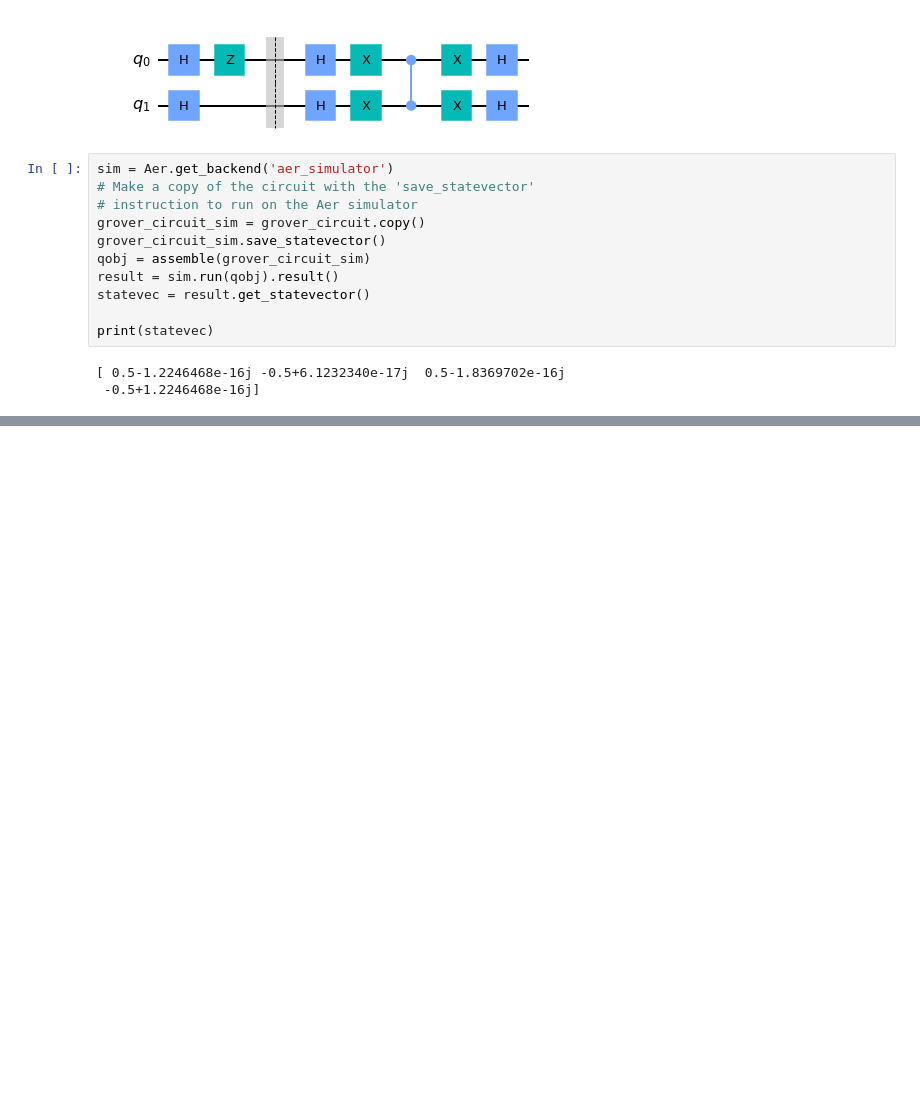
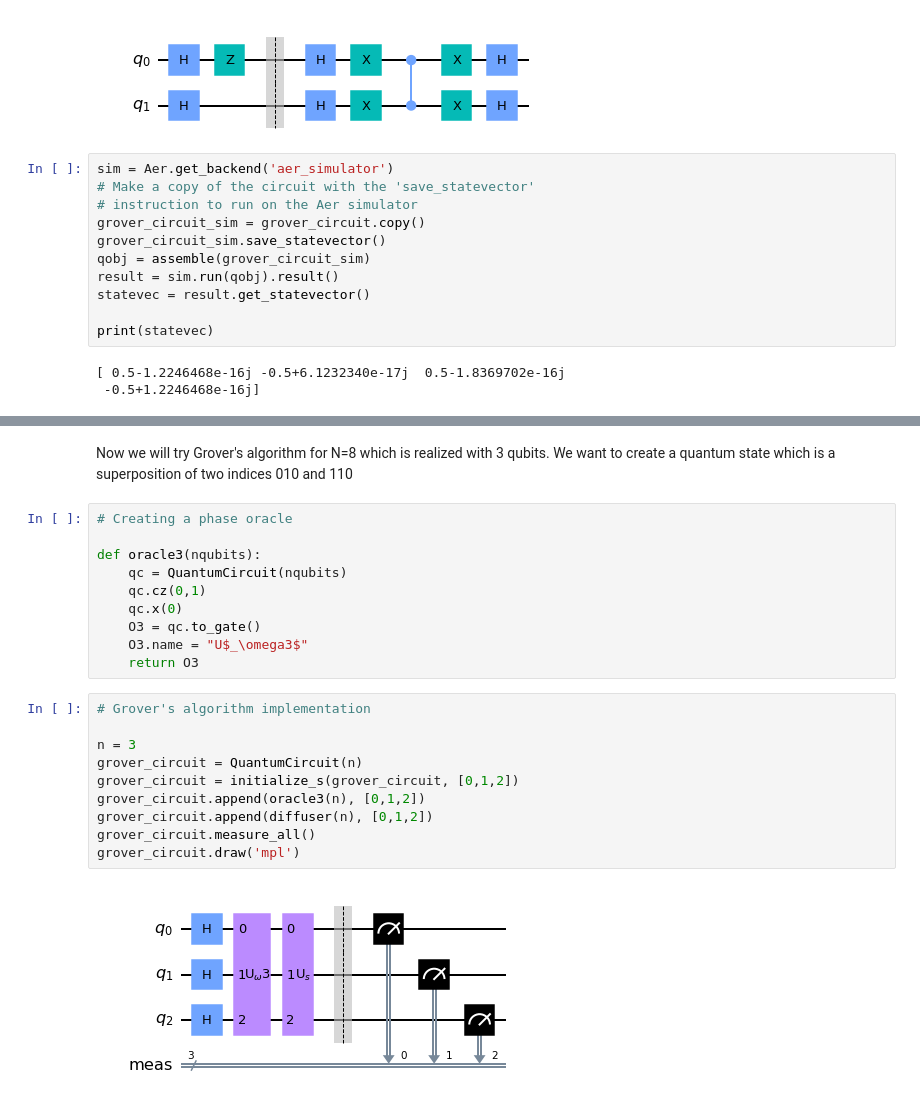
Before and after one commit to wiamadnan/challenge-qosf, a Jupyter notebook: Task 1 wiam.ipynb, the cells around one changed output, grey strips where cells are left out. Cells and saved outputs as stored; diff of their text form; blank space fills up the shorter version.

```diff
--- a/Task 1 wiam.ipynb
+++ b/Task 1 wiam.ipynb
@@ -150,0 +179,24 @@ plot_histogram(counts)
+# %% [markdown]
+Now we will try Grover's algorithm for N=8 which is realized with 3 qubits. We want to create a quantum state which is a superposition of two indices 010 and 110
+# %%
+# Creating a phase oracle
+
+def oracle3(nqubits):
+    qc = QuantumCircuit(nqubits)
+    qc.cz(0,1)
+    qc.x(0)
+    O3 = qc.to_gate()
+    O3.name = "U$_\omega3$"
+    return O3
+# %%
+# Grover's algorithm implementation
+
+n = 3
+grover_circuit = QuantumCircuit(n)
+grover_circuit = initialize_s(grover_circuit, [0,1,2])
+grover_circuit.append(oracle3(n), [0,1,2])
+grover_circuit.append(diffuser(n), [0,1,2])
+grover_circuit.measure_all()
+grover_circuit.draw('mpl')
+# %% [output]
+[figure, added]
```
Also changed, not shown: parts of 8 cells of this notebook.
